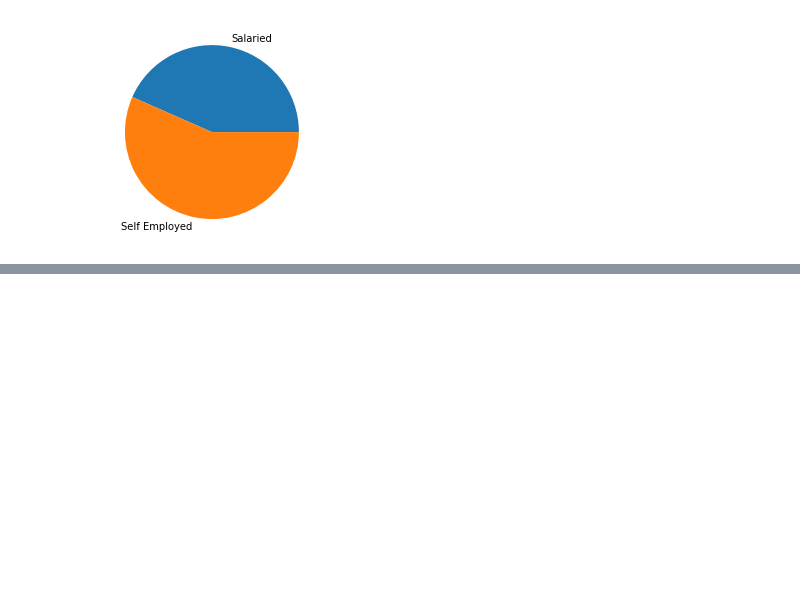
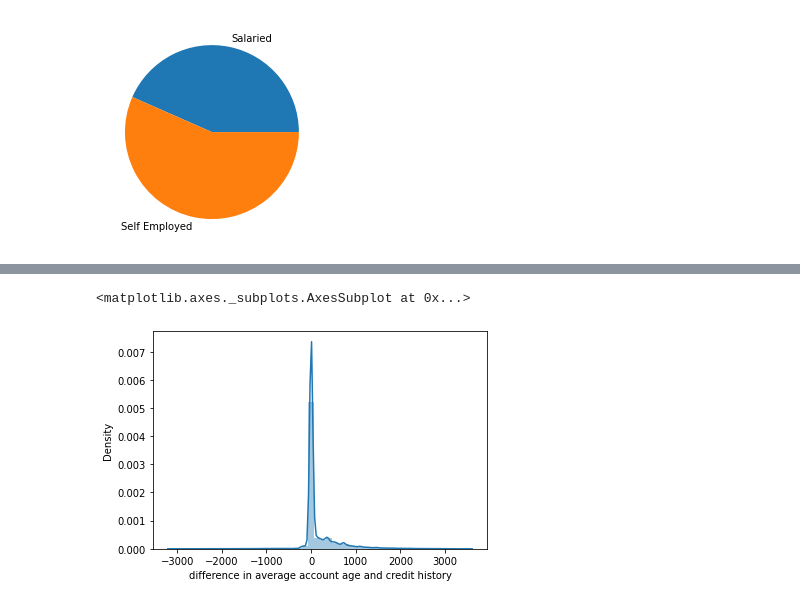
Before and after one commit to pahwa1902/Learning, a Jupyter notebook: VehicleLoanDefault.ipynb, the cells around one changed output, grey strips where cells are left out. Cells and saved outputs as stored; diff of their text form; code cells hidden in the pictures; blank space fills up the shorter version.

```diff
--- a/VehicleLoanDefault.ipynb
+++ b/VehicleLoanDefault.ipynb
@@ -238,0 +254,5 @@ final_train_data.head()
+# %%
+sns.distplot(final_train_data['difference in average account age and credit history'],label='difference in account age and credit history')
+# %% [output]
+<matplotlib.axes._subplots.AxesSubplot at 0x...>
+[figure, added]
```
Also changed, not shown: parts of 35 cells of this notebook.
